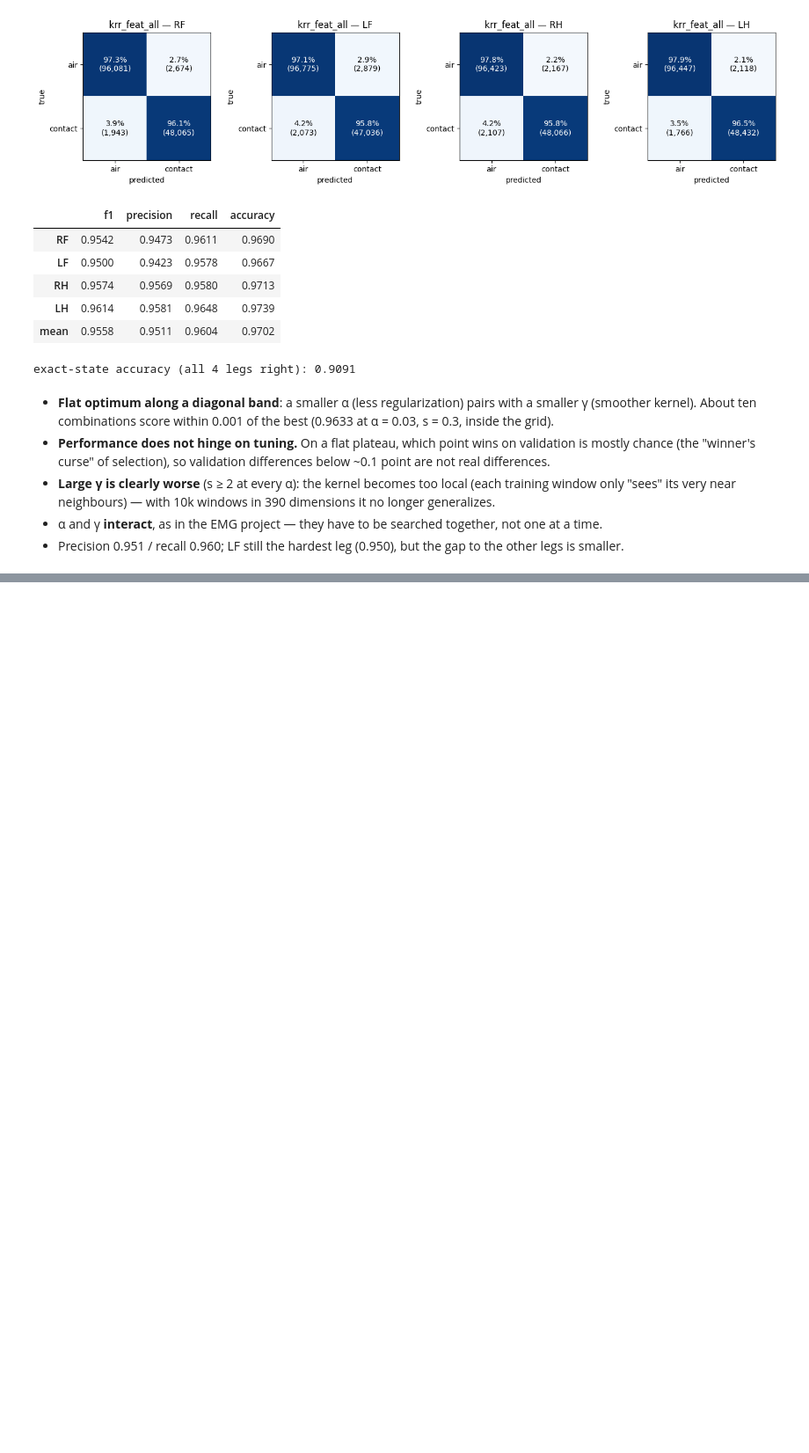
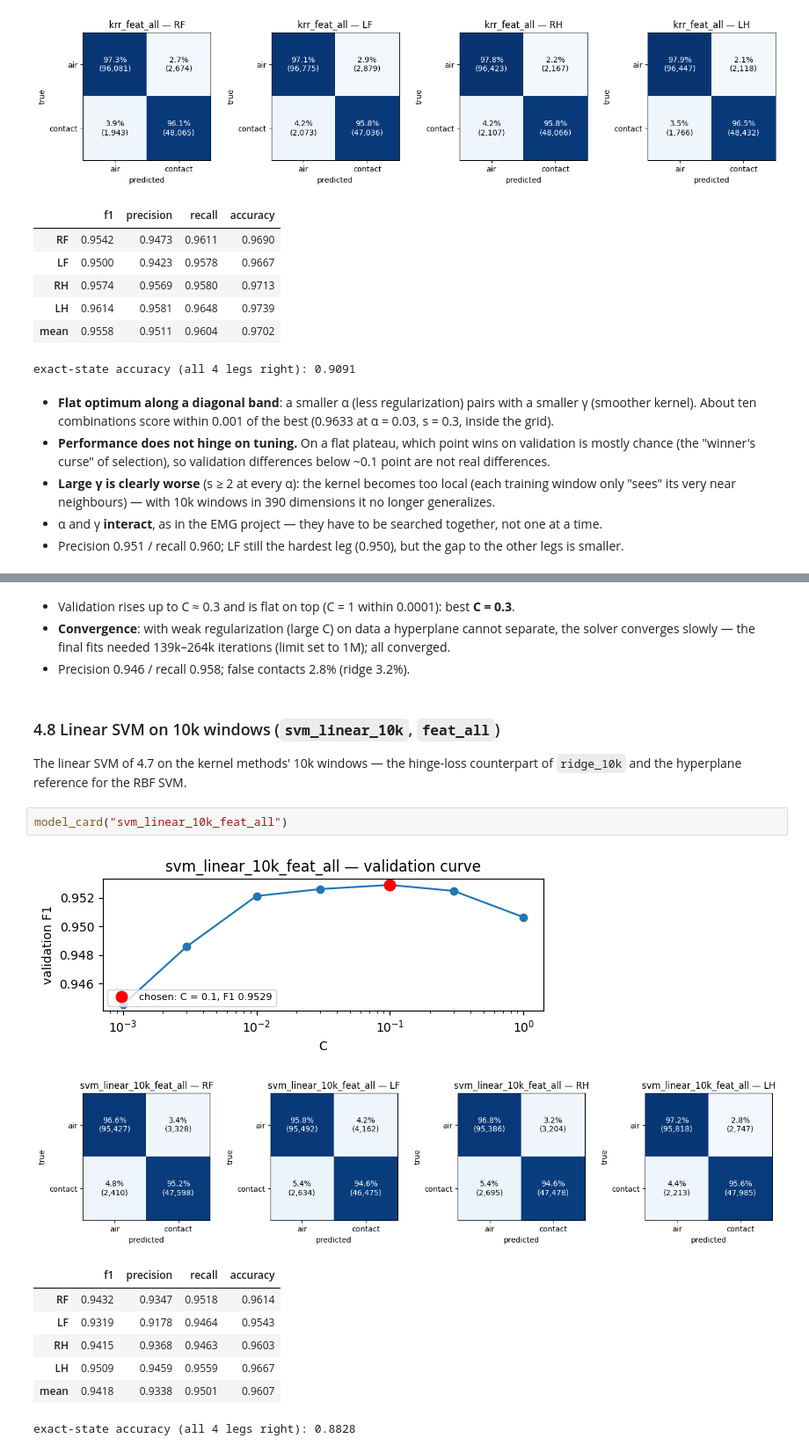
Before and after one commit to FilippoGorini/ML2_project, a Jupyter notebook: notebooks/02_results.ipynb, the cells around one changed output, grey strips where cells are left out. Shown at 88% size. Cells and saved outputs as stored; diff of their text form; blank space fills up the shorter version.

```diff
--- a/notebooks/02_results.ipynb
+++ b/notebooks/02_results.ipynb
@@ -570,0 +656,22 @@ exact-state accuracy (all 4 legs right): 0.9091
+# %% [markdown]
+- Validation rises up to C ≈ 0.3 and is flat on top (C = 1 within 0.0001): best **C = 0.3**.
+- **Convergence**: with weak regularization (large C) on data a hyperplane cannot separate, the solver converges
+  slowly — the final fits needed 139k–264k iterations (limit set to 1M); all converged.
+- Precision 0.946 / recall 0.958; false contacts 2.8% (ridge 3.2%).
+# %% [markdown]
+### 4.8 Linear SVM on 10k windows (`svm_linear_10k`, `feat_all`)
+
+The linear SVM of 4.7 on the kernel methods' 10k windows — the hinge-loss counterpart of `ridge_10k` and the
+hyperplane reference for the RBF SVM.
+# %%
+model_card("svm_linear_10k_feat_all")
+# %% [output]
+[figure, added]
+[figure, added]
+|  | f1 | precision | recall | accuracy |
+| RF | 0.9432 | 0.9347 | 0.9518 | 0.9614 |
+| LF | 0.9319 | 0.9178 | 0.9464 | 0.9543 |
+| RH | 0.9415 | 0.9368 | 0.9463 | 0.9603 |
+| LH | 0.9509 | 0.9459 | 0.9559 | 0.9667 |
+| mean | 0.9418 | 0.9338 | 0.9501 | 0.9607 |
+exact-state accuracy (all 4 legs right): 0.8828
```
Also changed, not shown: parts of 29 cells of this notebook, 7 other files.
